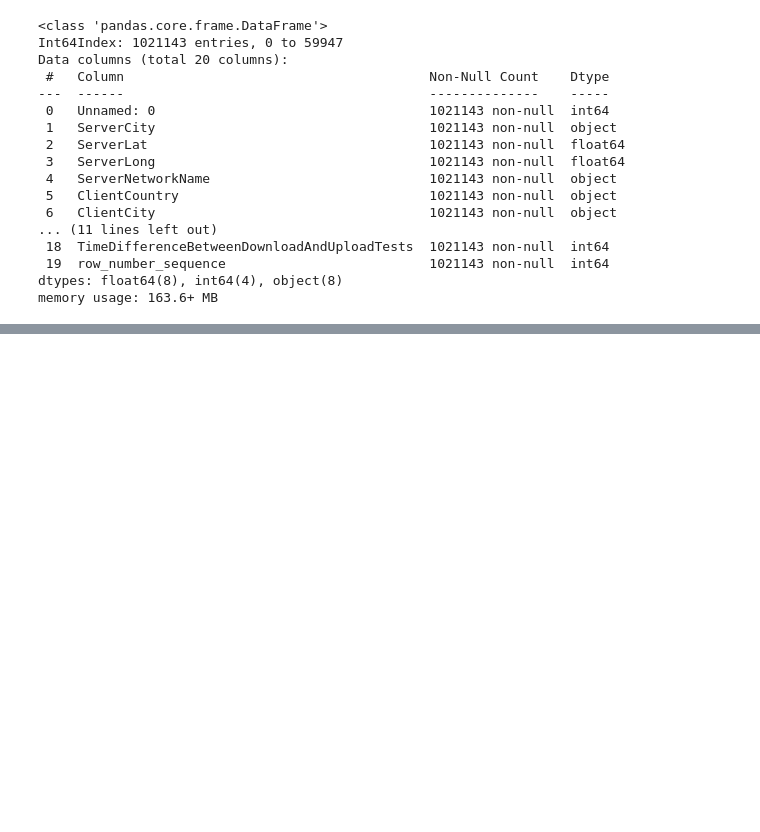
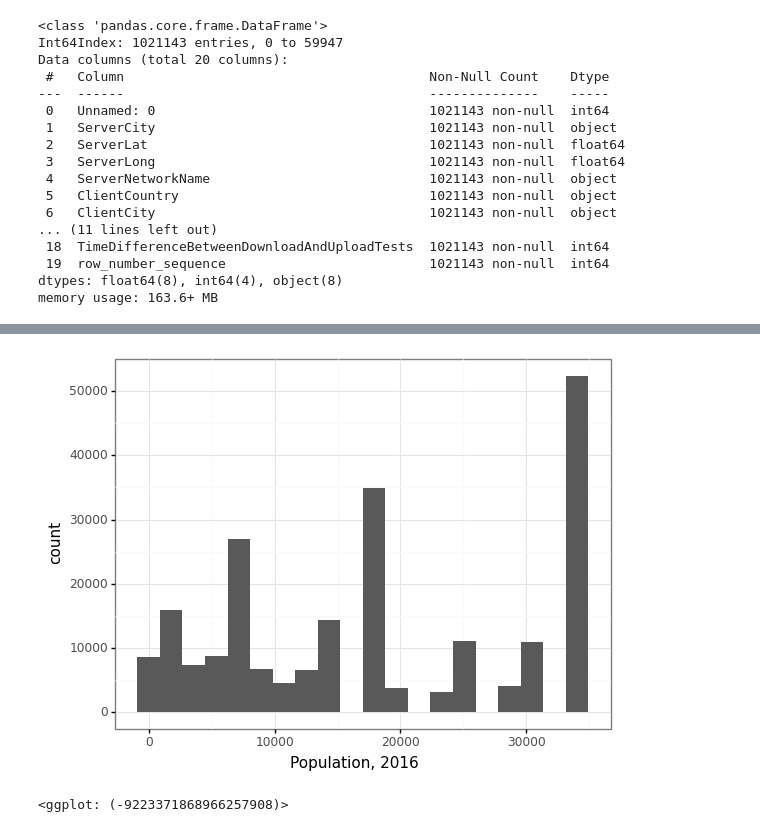
Before and after one commit to ianpepper/egg-squad-connectivity, a Jupyter notebook: eda-ip.ipynb, the cells around one changed output, grey strips where cells are left out. Drawn from its saved outputs; the diff is of its cells as text; code cells hidden in the pictures; blank space fills up the shorter version.

Commit message:
made a couple histo plots

```diff
--- a/eda-ip.ipynb
+++ b/eda-ip.ipynb
@@ -53,3 +53,13 @@ Data columns (total 20 columns):
  19  row_number_sequence                          1021143 non-null  int64
 dtypes: float64(8), int64(4), object(8)
 memory usage: 163.6+ MB
+# %%
+df_cen = pd.read_csv('https://www12.statcan.gc.ca/census-recensement/2016/dp-pd/hlt-fst/pd-pl/Tables/CompFile.cfm?Lang=Eng&T=301&OFT=FULLCSV', encoding='latin1')
+
+columns = ['Geographic name, english', 'CSD type, english', 'Province / territory, english', 'Geographic code, Province / territory',
+          'Population, 2016','Land area in square kilometres, 2016', 'Population density per square kilometre, 2016',
+       'National population rank, 2016', 'Provincial/territorial population rank, 2016' ]
+df_cen = df_cen[columns]
+
+df_cen = df_cen[df_cen["Province / territory, english"] == "Alberta"]
+df_cen.rename(columns={"Geographic name, english": "ClientCity"}, inplace=True)
@@ -55,0 +82,3 @@ memory usage: 163.6+ MB
+# %%
+merged_data = pd.merge(df_mlab, df_cen, on="ClientCity", how = 'inner')
+merged_data.info()
@@ -55,0 +103,9 @@ memory usage: 163.6+ MB
+# %%
+# count of mlab speed tests done by population groups
+(ggplot(merged_data[merged_data['Population, 2016'] < 50000]) +
+    aes(x='Population, 2016') +
+    geom_histogram(bins=20) +
+    theme_bw())
+# %% [output]
+[figure, added]
+<ggplot: (-9223371868966257908)>
```
Also changed, not shown: parts of 4 cells of this notebook.
